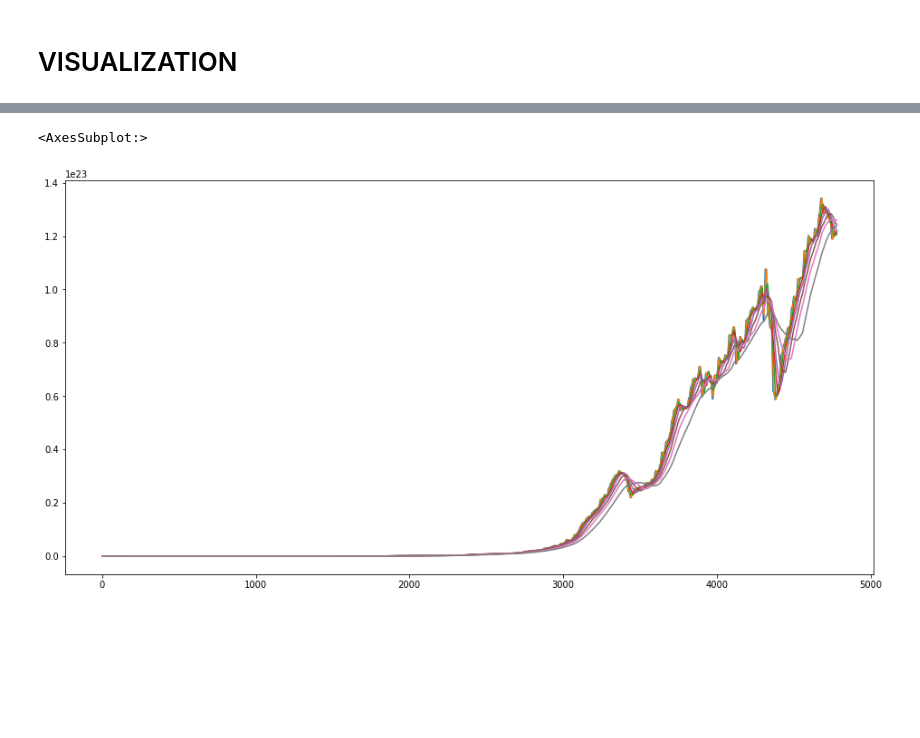
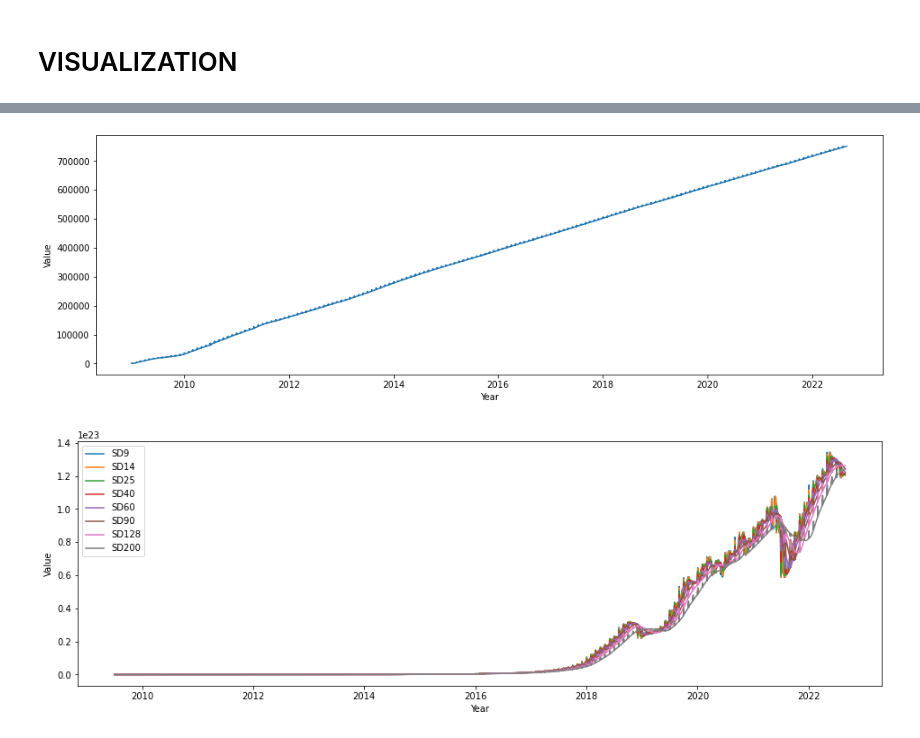
Before and after one commit to CasellaJr/Forecasting-Blockchain-indicators-for-analyzing-BTC-future-price, a Jupyter notebook: Time Series.ipynb, the cells around one changed output, grey strips where cells are left out. Saved outputs shown, nothing was run; the diff lists cells and outputs as text; code cells hidden in the pictures; blank space fills up the shorter version.

Commit message:
Fixed column names, visualization, added price btc, values ordered by date

```diff
--- a/Time Series.ipynb
+++ b/Time Series.ipynb
@@ -72,5 +104,8 @@ block_height
 # %%
 difficulty_ribbon
 difficulty_ribbon["Difficulty Ribbon/t"] = difficulty_ribbon["Difficulty Ribbon/t"].str.rstrip("T00:00:00.000Z")
+difficulty_ribbon["Difficulty Ribbon/t"] = pd.to_datetime(difficulty_ribbon["Difficulty Ribbon/t"])
+difficulty_ribbon = difficulty_ribbon.sort_values(by='Difficulty Ribbon/t')
+difficulty_ribbon = difficulty_ribbon.rename(columns={'Difficulty Ribbon/t': 'Timestamp'})
 difficulty_ribbon
 # %% [output]
@@ -204,15 +270,35 @@ block_height["Block Height/v"].plot()
+# %%
+plt.figure(figsize=(16,5))
+plt.plot(block_height["Timestamp"], block_height["Value"])
+plt.gca().set(xlabel="Year", ylabel="Value")
+#scommentare riga giù per visualizzare in scala log
+#plt.yscale('log')
+plt.show()
+
+#FIX THIS VIS LIKE GLASSNODE
+
+#CAPIRE PERCHE' SI VEDONO QUEI "PICCHI" (credo si vedano perchè il range y è troppo alto)
+# %% [output]
+[figure, added]
 # %%
-plt.figure(figsize=(16,8))
-difficulty_ribbon["Difficulty Ribbon/o/ma9"].plot()
-difficulty_ribbon["Difficulty Ribbon/o/ma14"].plot()
-difficulty_ribbon["Difficulty Ribbon/o/ma25"].plot()
-difficulty_ribbon["Difficulty Ribbon/o/ma40"].plot()
-difficulty_ribbon["Difficulty Ribbon/o/ma60"].plot()
-difficulty_ribbon["Difficulty Ribbon/o/ma90"].plot()
-difficulty_ribbon["Difficulty Ribbon/o/ma128"].plot()
-difficulty_ribbon["Difficulty Ribbon/o/ma200"].plot()
+plt.figure(figsize=(16,5))
+plt.plot(difficulty_ribbon["Timestamp"], difficulty_ribbon["Difficulty Ribbon/o/ma9"])
+plt.plot(difficulty_ribbon["Timestamp"], difficulty_ribbon["Difficulty Ribbon/o/ma14"])
+plt.plot(difficulty_ribbon["Timestamp"], difficulty_ribbon["Difficulty Ribbon/o/ma25"])
+plt.plot(difficulty_ribbon["Timestamp"], difficulty_ribbon["Difficulty Ribbon/o/ma40"])
+plt.plot(difficulty_ribbon["Timestamp"], difficulty_ribbon["Difficulty Ribbon/o/ma60"])
+plt.plot(difficulty_ribbon["Timestamp"], difficulty_ribbon["Difficulty Ribbon/o/ma90"])
+plt.plot(difficulty_ribbon["Timestamp"], difficulty_ribbon["Difficulty Ribbon/o/ma128"])
+plt.plot(difficulty_ribbon["Timestamp"], difficulty_ribbon["Difficulty Ribbon/o/ma200"])
+plt.gca().set(xlabel="Year", ylabel="Value")
+#scommentare riga giù per visualizzare in scala log
+#plt.yscale('log')
+plt.legend(['SD9', 'SD14', 'SD25', 'SD40', 'SD60', 'SD90', 'SD128', 'SD200'])
+plt.show()
+
 
 #ADD LEGEND
+
+#ANCHE QUI, CAPIRE PERCHE' SI VEDANO QUEI "PICCHI" (credo si vedano perchè il range y è troppo alto)
 # %% [output]
-<AxesSubplot:>
-[figure, old version]
+[figure, new version]
```
Also changed, not shown: parts of 29 cells of this notebook, 2 other files.
